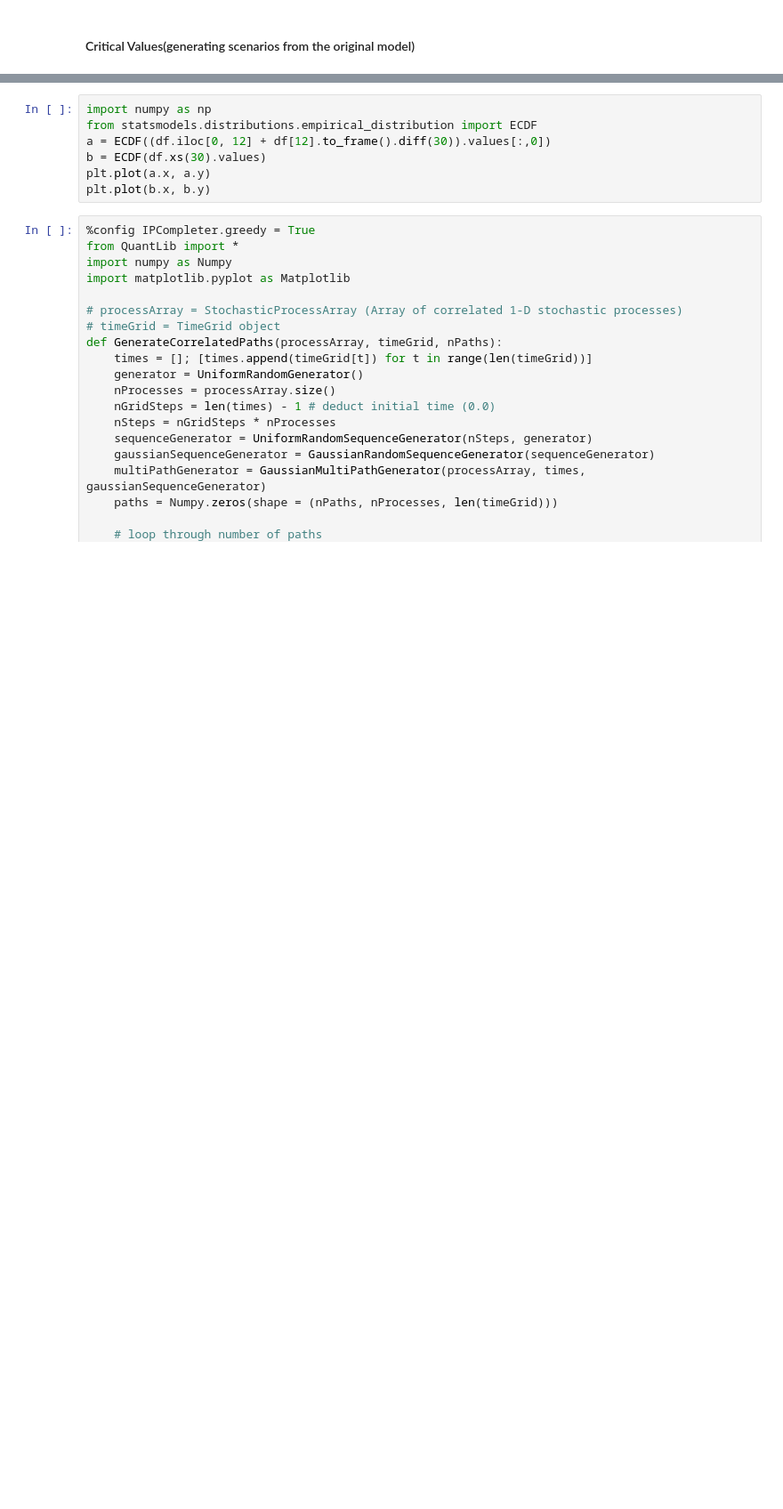
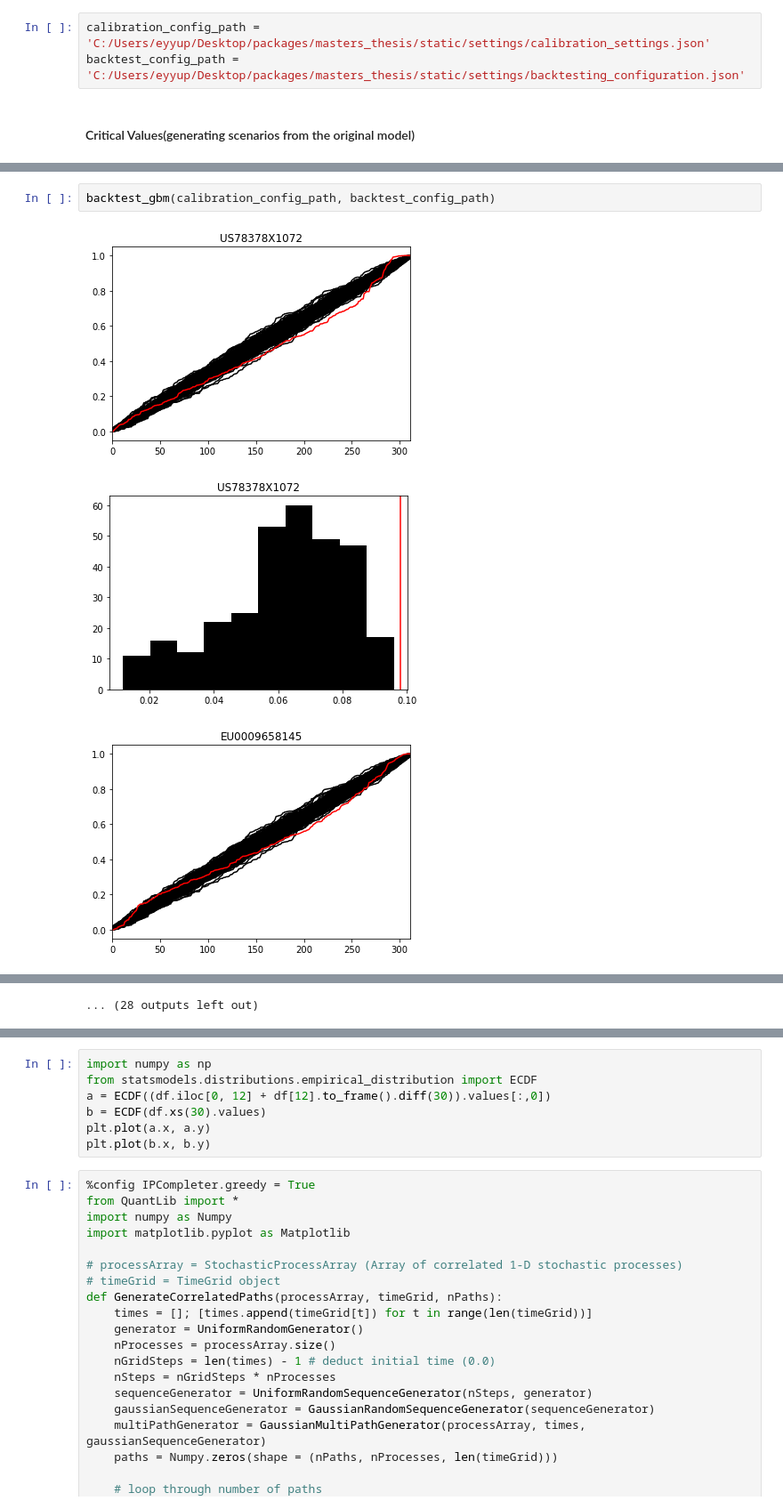
Before and after one commit to eyyupoglu/masters_thesis, a Jupyter notebook: notebooks/backtest.ipynb, the cells around one changed output, grey strips where cells are left out. Shown at 89% size. Drawn from its saved outputs; the diff is of its cells as text; blank space fills up the shorter version.

Commit message:
calibration GBM, backtesting for one equity, critical values is done

```diff
--- a/notebooks/backtest.ipynb
+++ b/notebooks/backtest.ipynb
@@ -192,2 +15,5 @@ plt.legend()
+# %%
+calibration_config_path = 'C:/Users/eyyup/Desktop/packages/masters_thesis/static/settings/calibration_settings.json'
+backtest_config_path = 'C:/Users/eyyup/Desktop/packages/masters_thesis/static/settings/backtesting_configuration.json'
 # %% [markdown]
 #### Critical Values(generating scenarios from the original model)
@@ -311,0 +86,6 @@ df
+# %%
+backtest_gbm(calibration_config_path, backtest_config_path)
+# %% [output]
+[figure, added]
+[figure, added]
+[figure, added]
@@ -311,0 +101 @@ df
+... (28 outputs left out)
```
Also changed, not shown: parts of 18 cells of this notebook, 6 other files.
